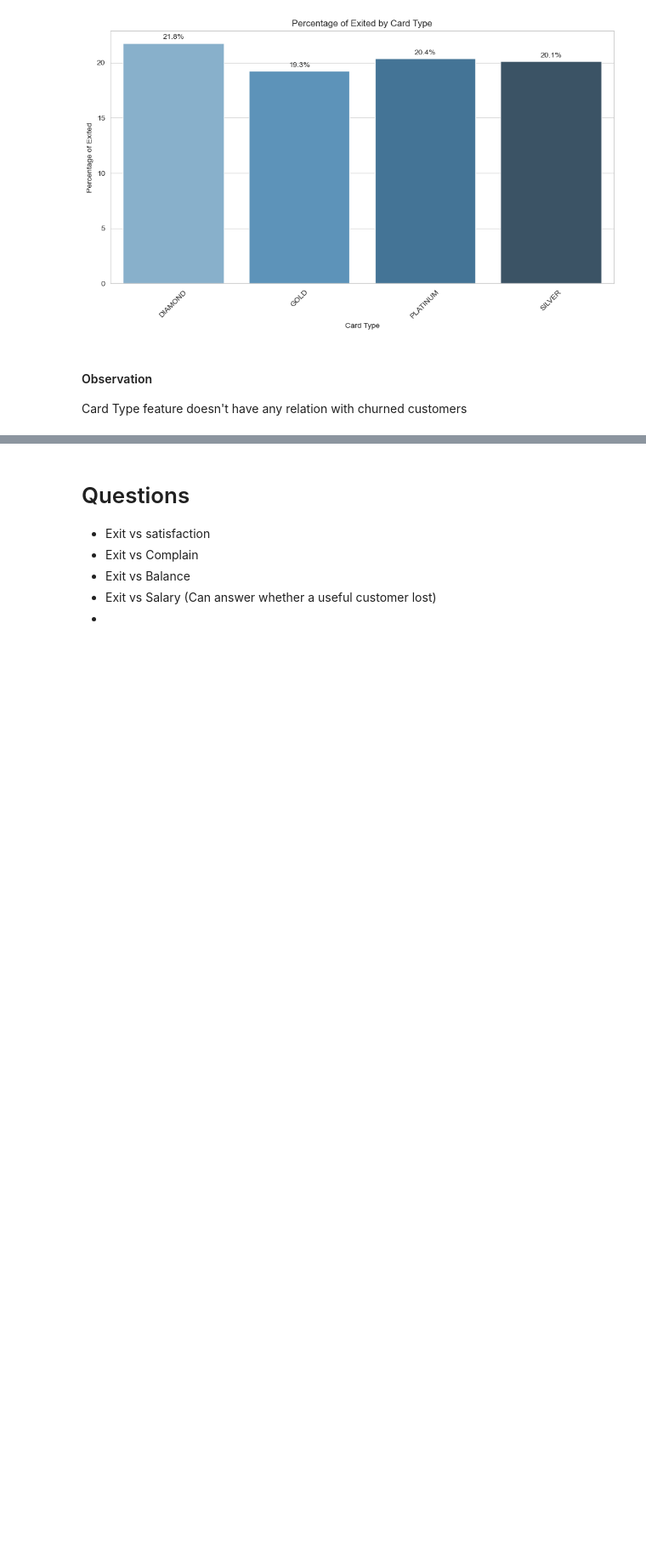
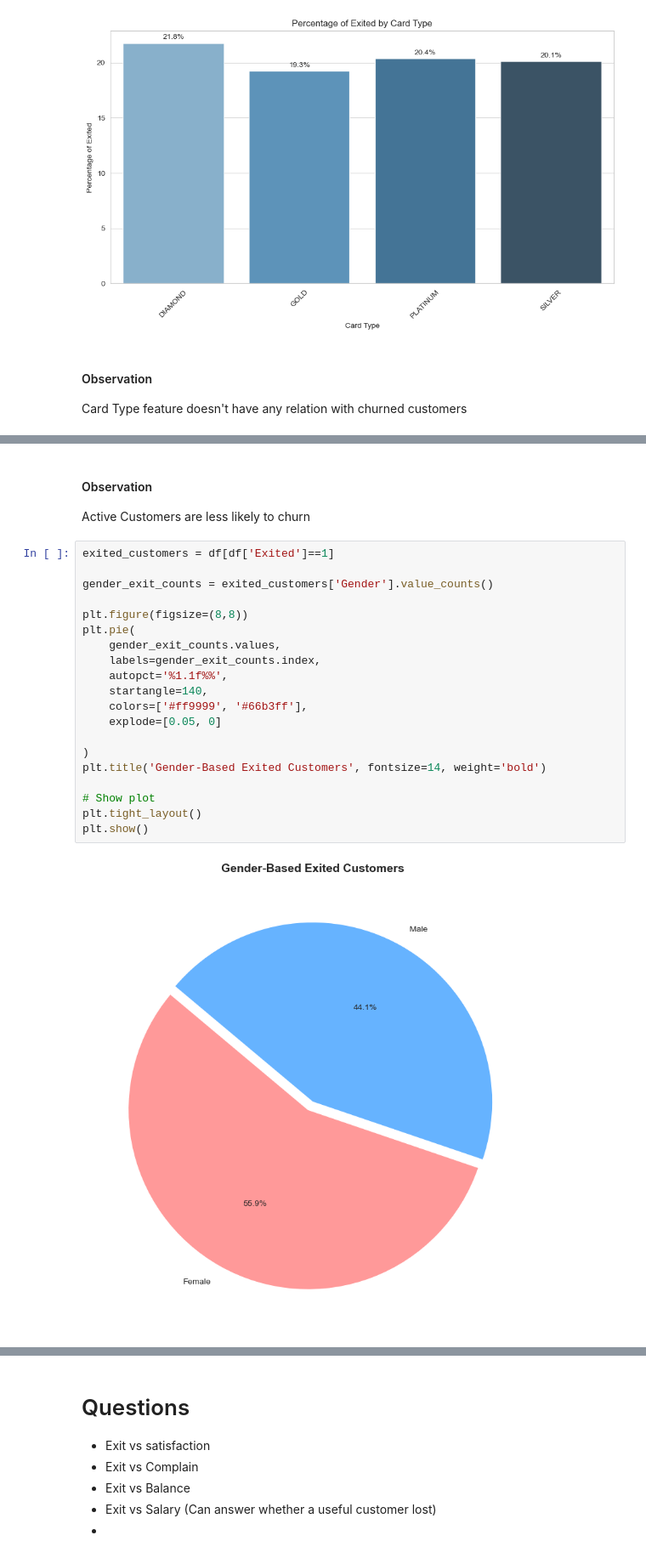
Before and after one commit to esr26/Kaggle-Projects, a Jupyter notebook: Bank Customer Attrition/Customer Churn.ipynb, the cells around one changed output, grey strips where cells are left out. Shown at 85% size. Drawn from its saved outputs; the diff is of its cells as text; blank space fills up the shorter version.

```diff
--- a/Bank Customer Attrition/Customer Churn.ipynb
+++ b/Bank Customer Attrition/Customer Churn.ipynb
@@ -238,0 +278,25 @@ dtype: float64
+# %% [markdown]
+#### Observation
+Active Customers are less likely to churn
+# %%
+exited_customers = df[df['Exited']==1]
+
+gender_exit_counts = exited_customers['Gender'].value_counts()
+
+plt.figure(figsize=(8,8))
+plt.pie(
+    gender_exit_counts.values,
+    labels=gender_exit_counts.index,
+    autopct='%1.1f%%',
+    startangle=140,
+    colors=['#ff9999', '#66b3ff'],
+    explode=[0.05, 0]
+
+)
+plt.title('Gender-Based Exited Customers', fontsize=14, weight='bold')
+
+# Show plot
+plt.tight_layout()
+plt.show()
+# %% [output]
+[figure, added]
```
Also changed, not shown: parts of 11 cells of this notebook.
